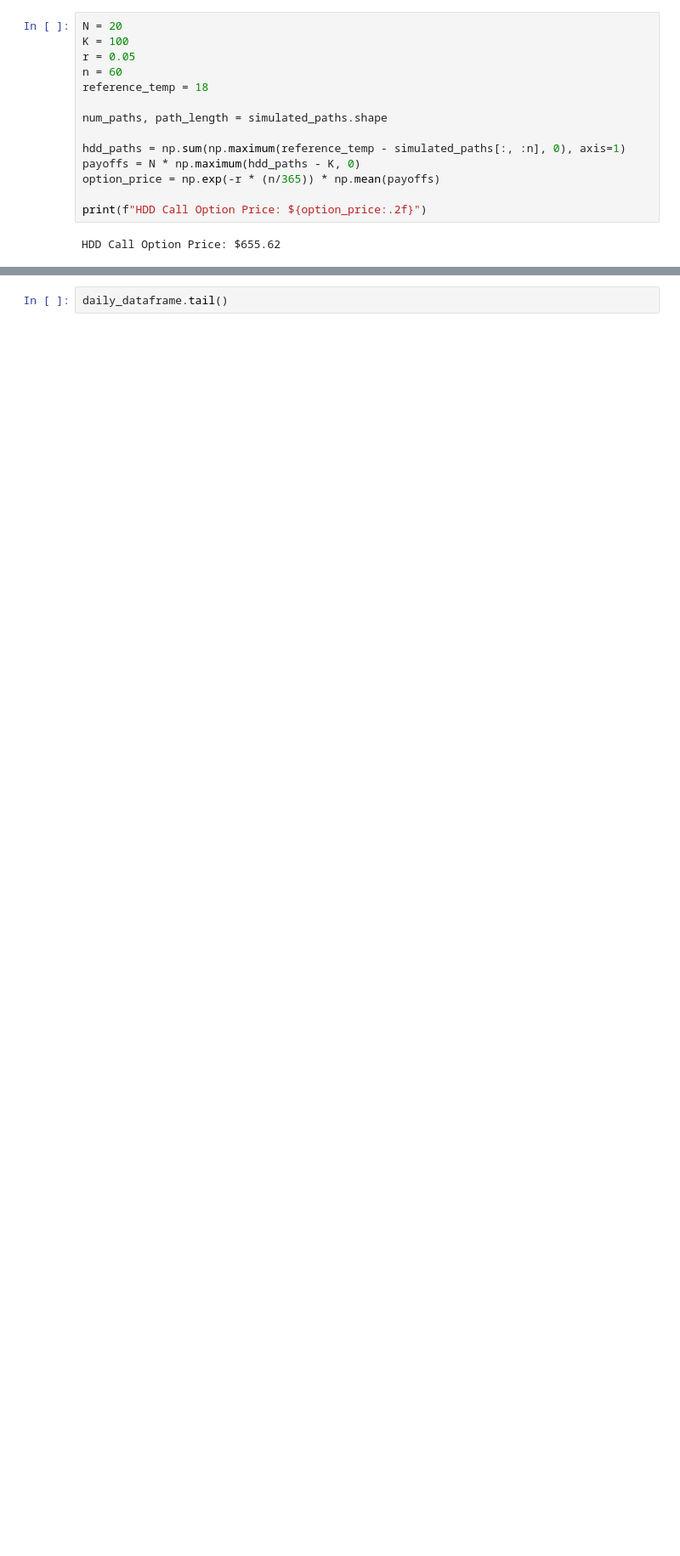
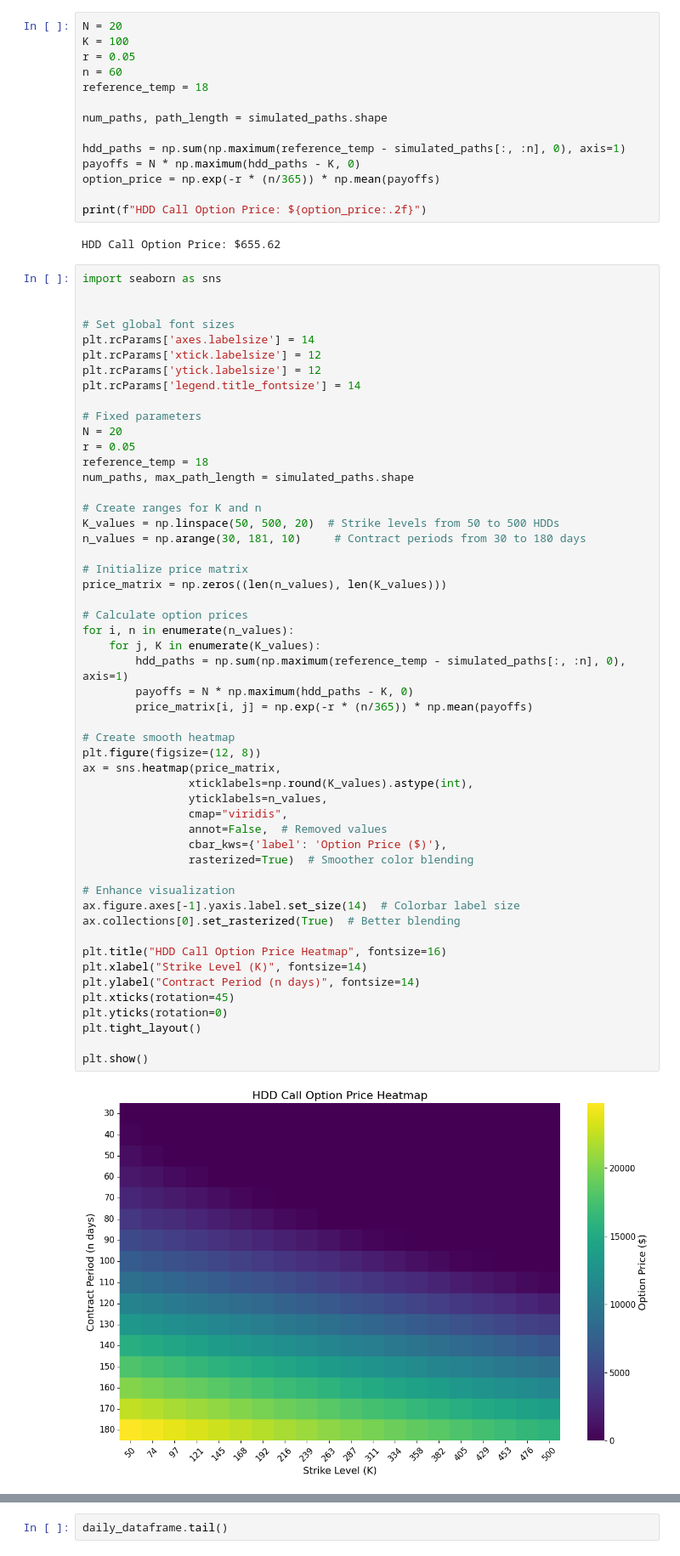
Before and after one commit to HetteWempe/comp_fin, a Jupyter notebook: ass2sc.ipynb, the cells around one changed output, grey strips where cells are left out. Shown at 85% size. Drawn from its saved outputs; the diff is of its cells as text; blank space fills up the shorter version.

```diff
--- a/ass2sc.ipynb
+++ b/ass2sc.ipynb
@@ -509,3 +509,57 @@ option_price = np.exp(-r * (n/365)) * np.mean(payoffs)
 print(f"HDD Call Option Price: ${option_price:.2f}")
 # %% [output]
 HDD Call Option Price: $655.62
+# %%
+import seaborn as sns
+
+
+# Set global font sizes
+plt.rcParams['axes.labelsize'] = 14
+plt.rcParams['xtick.labelsize'] = 12
+plt.rcParams['ytick.labelsize'] = 12
+plt.rcParams['legend.title_fontsize'] = 14
+
+# Fixed parameters
+N = 20
+r = 0.05
+reference_temp = 18
+num_paths, max_path_length = simulated_paths.shape
+
+# Create ranges for K and n
+K_values = np.linspace(50, 500, 20)  # Strike levels from 50 to 500 HDDs
+n_values = np.arange(30, 181, 10)     # Contract periods from 30 to 180 days
+
+# Initialize price matrix
+price_matrix = np.zeros((len(n_values), len(K_values)))
+
+# Calculate option prices
+for i, n in enumerate(n_values):
+    for j, K in enumerate(K_values):
+        hdd_paths = np.sum(np.maximum(reference_temp - simulated_paths[:, :n], 0), axis=1)
+        payoffs = N * np.maximum(hdd_paths - K, 0)
+        price_matrix[i, j] = np.exp(-r * (n/365)) * np.mean(payoffs)
+
+# Create smooth heatmap
+plt.figure(figsize=(12, 8))
+ax = sns.heatmap(price_matrix,
+                xticklabels=np.round(K_values).astype(int),
+                yticklabels=n_values,
+                cmap="viridis",
+                annot=False,  # Removed values
+                cbar_kws={'label': 'Option Price ($)'},
+                rasterized=True)  # Smoother color blending
+
+# Enhance visualization
+ax.figure.axes[-1].yaxis.label.set_size(14)  # Colorbar label size
+ax.collections[0].set_rasterized(True)  # Better blending
+
+plt.title("HDD Call Option Price Heatmap", fontsize=16)
+plt.xlabel("Strike Level (K)", fontsize=14)
+plt.ylabel("Contract Period (n days)", fontsize=14)
+plt.xticks(rotation=45)
+plt.yticks(rotation=0)
+plt.tight_layout()
+
+plt.show()
+# %% [output]
+[figure, added]
```
Also changed, not shown: parts of 2 cells of this notebook.
